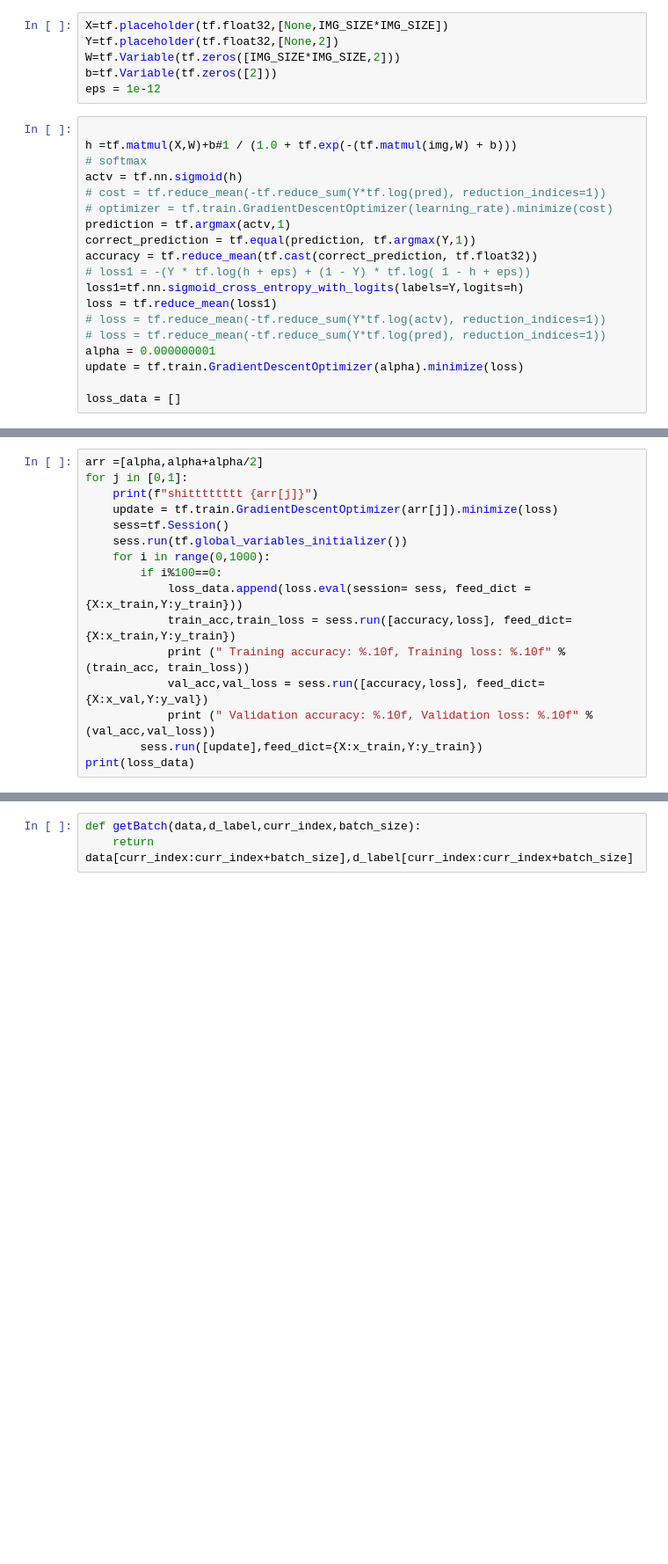
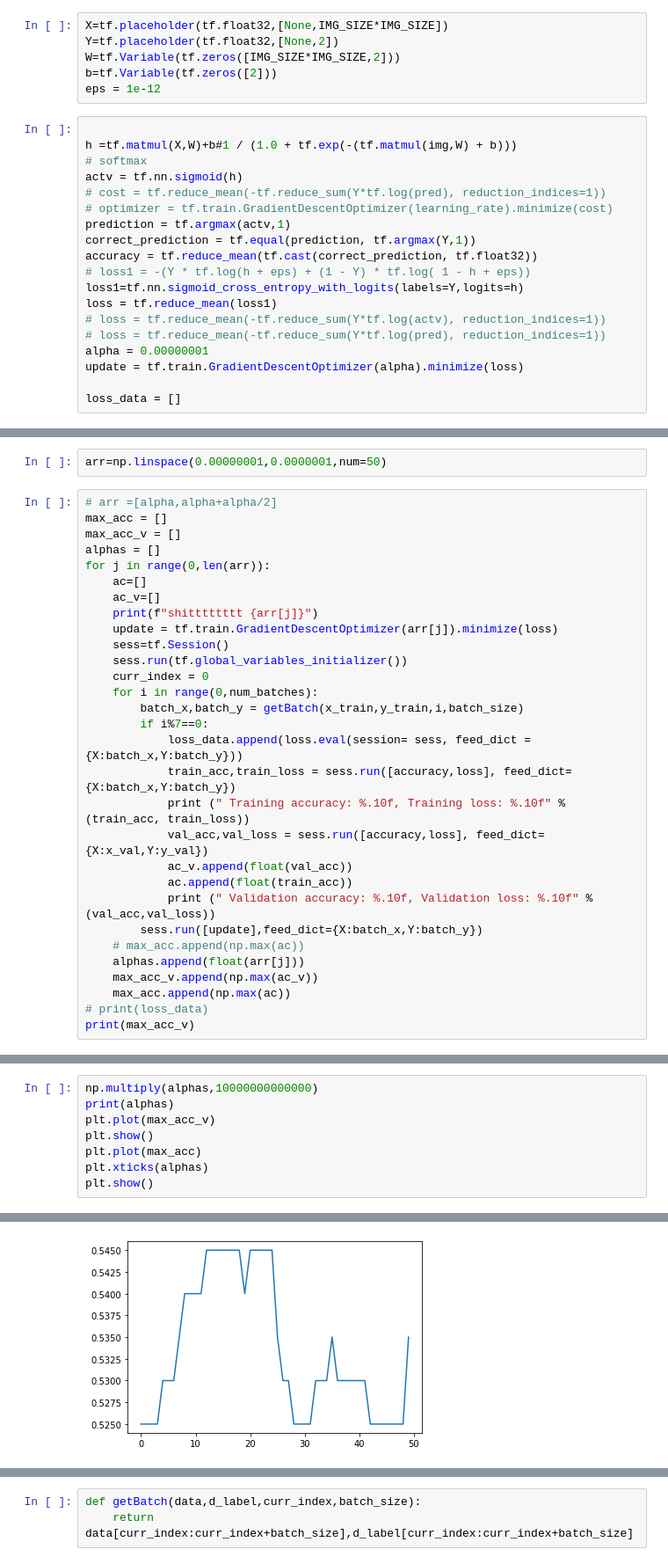
Before and after one commit to TalSomech/Dogs_vs_Wolves, a Jupyter notebook: Current.ipynb, the cells around one changed output, grey strips where cells are left out. Shown: that part at 88% size. Cells and saved outputs as stored; diff of their text form; blank space fills up the shorter version.

```diff
--- a/Current.ipynb
+++ b/Current.ipynb
@@ -95,7 +92,7 @@ loss1=tf.nn.sigmoid_cross_entropy_with_logits(labels=Y,logits=h)
 loss = tf.reduce_mean(loss1)
 # loss = tf.reduce_mean(-tf.reduce_sum(Y*tf.log(actv), reduction_indices=1))
 # loss = tf.reduce_mean(-tf.reduce_sum(Y*tf.log(pred), reduction_indices=1))
-alpha = 0.000000001
+alpha = 0.00000001
 update = tf.train.GradientDescentOptimizer(alpha).minimize(loss)
 
 loss_data = []
@@ -105,17 +105,33 @@ num_batches = int(len(x_train)/batch_size)
+# %%
+arr=np.linspace(0.00000001,0.0000001,num=50)
 # %%
-arr =[alpha,alpha+alpha/2]
-for j in [0,1]:
+# arr =[alpha,alpha+alpha/2]
+max_acc = []
+max_acc_v = []
+alphas = []
+for j in range(0,len(arr)):
+    ac=[]
+    ac_v=[]
     print(f"shitttttttt {arr[j]}")
     update = tf.train.GradientDescentOptimizer(arr[j]).minimize(loss)
     sess=tf.Session()
     sess.run(tf.global_variables_initializer())
-    for i in range(0,1000):
-        if i%100==0:
-            loss_data.append(loss.eval(session= sess, feed_dict = {X:x_train,Y:y_train}))
-            train_acc,train_loss = sess.run([accuracy,loss], feed_dict={X:x_train,Y:y_train})
+    curr_index = 0
+    for i in range(0,num_batches):
+        batch_x,batch_y = getBatch(x_train,y_train,i,batch_size)
+        if i%7==0:
+            loss_data.append(loss.eval(session= sess, feed_dict = {X:batch_x,Y:batch_y}))
+            train_acc,train_loss = sess.run([accuracy,loss], feed_dict={X:batch_x,Y:batch_y})
             print (" Training accuracy: %.10f, Training loss: %.10f" % (train_acc, train_loss))
             val_acc,val_loss = sess.run([accuracy,loss], feed_dict={X:x_val,Y:y_val})
+            ac_v.append(float(val_acc))
+            ac.append(float(train_acc))
             print (" Validation accuracy: %.10f, Validation loss: %.10f" % (val_acc,val_loss))
-        sess.run([update],feed_dict={X:x_train,Y:y_train})
-print(loss_data)
+        sess.run([update],feed_dict={X:batch_x,Y:batch_y})
+    # max_acc.append(np.max(ac))
+    alphas.append(float(arr[j]))
+    max_acc_v.append(np.max(ac_v))
+    max_acc.append(np.max(ac))
+# print(loss_data)
+print(max_acc_v)
 # %% [output]
@@ -138,0 +155,9 @@ shitttttttt 1e-09
+# %%
+np.multiply(alphas,10000000000000)
+print(alphas)
+plt.plot(max_acc_v)
+plt.show()
+plt.plot(max_acc)
+plt.xticks(alphas)
+plt.show()
+# %% [output]
@@ -138,0 +165 @@ shitttttttt 1e-09
+[figure, added]
```
Also changed, not shown: parts of 6 cells of this notebook.
